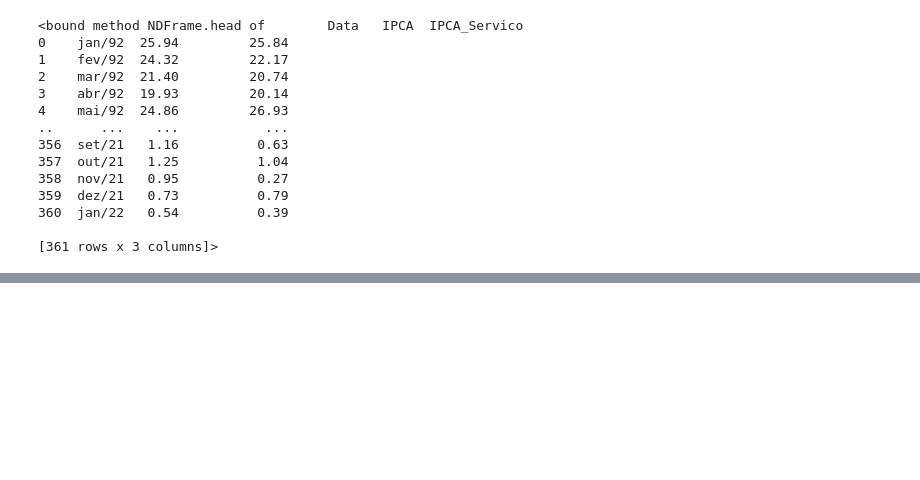
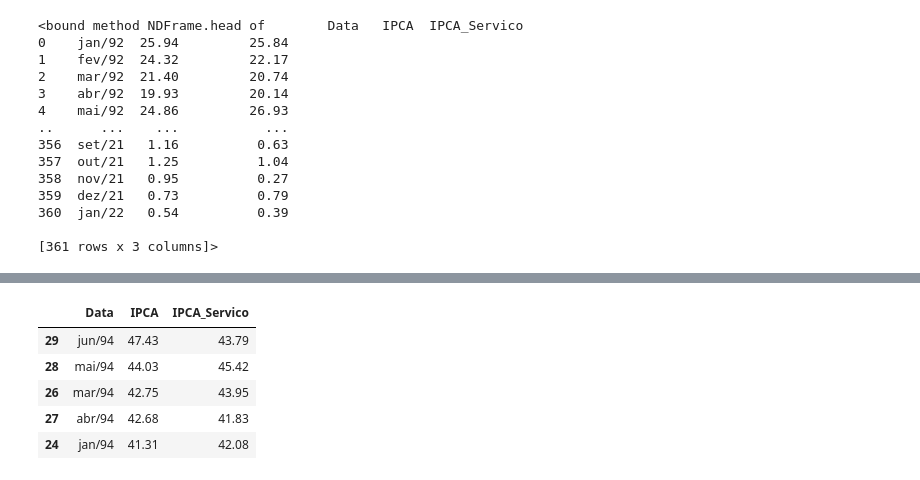
Before and after one commit to eduardoluisvieira/mackenzie, a Jupyter notebook: T2_Praticas.ipynb, the cells around one changed output, grey strips where cells are left out. Saved outputs shown, nothing was run; the diff lists cells and outputs as text; code cells hidden in the pictures; blank space fills up the shorter version.

```diff
--- a/T2_Praticas.ipynb
+++ b/T2_Praticas.ipynb
@@ -42,0 +67,10 @@ plt.show()
+# %%
+# As cinco maiores taxas de inflação
+inflacao.nlargest(5,'IPCA')
+# %% [output]
+|  | Data | IPCA | IPCA_Servico |
+| 29 | jun/94 | 47.43 | 43.79 |
+| 28 | mai/94 | 44.03 | 45.42 |
+| 26 | mar/94 | 42.75 | 43.95 |
+| 27 | abr/94 | 42.68 | 41.83 |
+| 24 | jan/94 | 41.31 | 42.08 |
```
Also changed, not shown: parts of 7 cells of this notebook.
